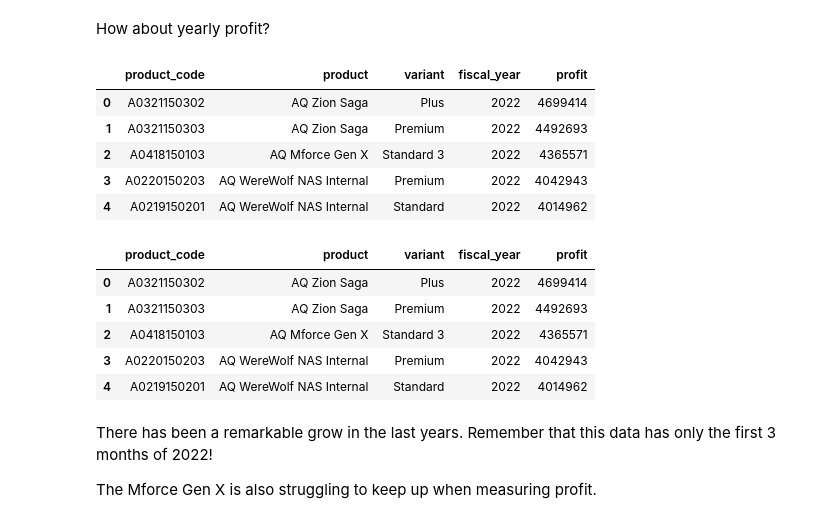
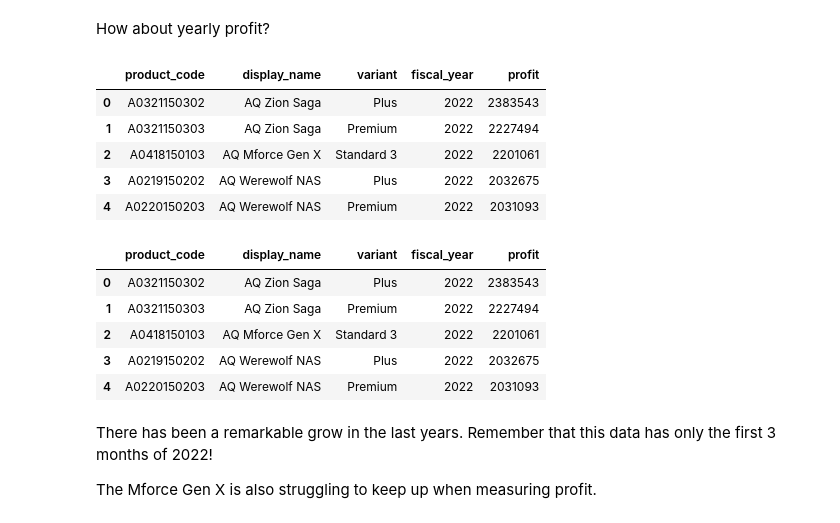
Before and after one commit to Silverscale/AtliQ_Products_Analysis, a Jupyter notebook: atliq_product_analysis.ipynb, the cells around one changed output. Cells and saved outputs as stored; diff of their text form; code cells hidden in the pictures.

```diff
--- a/atliq_product_analysis.ipynb
+++ b/atliq_product_analysis.ipynb
@@ -942,28 +944,28 @@ cursor.execute(query);
 # %%
 # Calculate the profit per year
 
 query = """
-SELECT dim_product.product_code, SUBSTR(product, 1, 25) as product, variant, profit_per_sale.fiscal_year, SUM(total_profit) AS profit
+SELECT dim_product.product_code, display_name, variant, profit_per_sale.fiscal_year, SUM(total_profit) AS profit
 FROM dim_product
     JOIN profit_per_sale USING(product_code)
 GROUP BY profit_per_sale.product_code, profit_per_sale.fiscal_year
 ORDER BY profit DESC
 """
 
 yearly_profit_df = pd.read_sql_query(query, con)
 yearly_profit_df.head(5)
 # %% [output]
-|  | product_code | product | variant | fiscal_year | profit |
-| 0 | A0321150302 | AQ Zion Saga | Plus | 2022 | 4699414 |
-| 1 | A0321150303 | AQ Zion Saga | Premium | 2022 | 4492693 |
-| 2 | A0418150103 | AQ Mforce Gen X | Standard 3 | 2022 | 4365571 |
-| 3 | A0220150203 | AQ WereWolf NAS Internal | Premium | 2022 | 4042943 |
-| 4 | A0219150201 | AQ WereWolf NAS Internal | Standard | 2022 | 4014962 |
+|  | product_code | display_name | variant | fiscal_year | profit |
+| 0 | A0321150302 | AQ Zion Saga | Plus | 2022 | 2383543 |
+| 1 | A0321150303 | AQ Zion Saga | Premium | 2022 | 2227494 |
+| 2 | A0418150103 | AQ Mforce Gen X | Standard 3 | 2022 | 2201061 |
+| 3 | A0219150202 | AQ Werewolf NAS | Plus | 2022 | 2032675 |
+| 4 | A0220150203 | AQ Werewolf NAS | Premium | 2022 | 2031093 |
 # %%
 # Calculate the profit per year
 
 query = """
-SELECT dim_product.product_code, SUBSTR(product, 1, 25) as product, variant, profit_per_sale.fiscal_year, SUM(total_profit) AS profit
+SELECT dim_product.product_code, display_name, variant, profit_per_sale.fiscal_year, SUM(total_profit) AS profit
 FROM dim_product
     JOIN profit_per_sale USING(product_code)
 GROUP BY profit_per_sale.product_code, profit_per_sale.fiscal_year
@@ -973,12 +975,12 @@ ORDER BY profit DESC
 yearly_profit_df = pd.read_sql_query(query, con)
 yearly_profit_df.head(5)
 # %% [output]
-|  | product_code | product | variant | fiscal_year | profit |
-| 0 | A0321150302 | AQ Zion Saga | Plus | 2022 | 4699414 |
-| 1 | A0321150303 | AQ Zion Saga | Premium | 2022 | 4492693 |
-| 2 | A0418150103 | AQ Mforce Gen X | Standard 3 | 2022 | 4365571 |
-| 3 | A0220150203 | AQ WereWolf NAS Internal | Premium | 2022 | 4042943 |
-| 4 | A0219150201 | AQ WereWolf NAS Internal | Standard | 2022 | 4014962 |
+|  | product_code | display_name | variant | fiscal_year | profit |
+| 0 | A0321150302 | AQ Zion Saga | Plus | 2022 | 2383543 |
+| 1 | A0321150303 | AQ Zion Saga | Premium | 2022 | 2227494 |
+| 2 | A0418150103 | AQ Mforce Gen X | Standard 3 | 2022 | 2201061 |
+| 3 | A0219150202 | AQ Werewolf NAS | Plus | 2022 | 2032675 |
+| 4 | A0220150203 | AQ Werewolf NAS | Premium | 2022 | 2031093 |
 # %%
 # Create the stacked bar chart
 fig = px.bar(yearly_profit_df.sort_values(by='fiscal_year', ascending=True),
```
Also changed, not shown: parts of 19 cells of this notebook.
